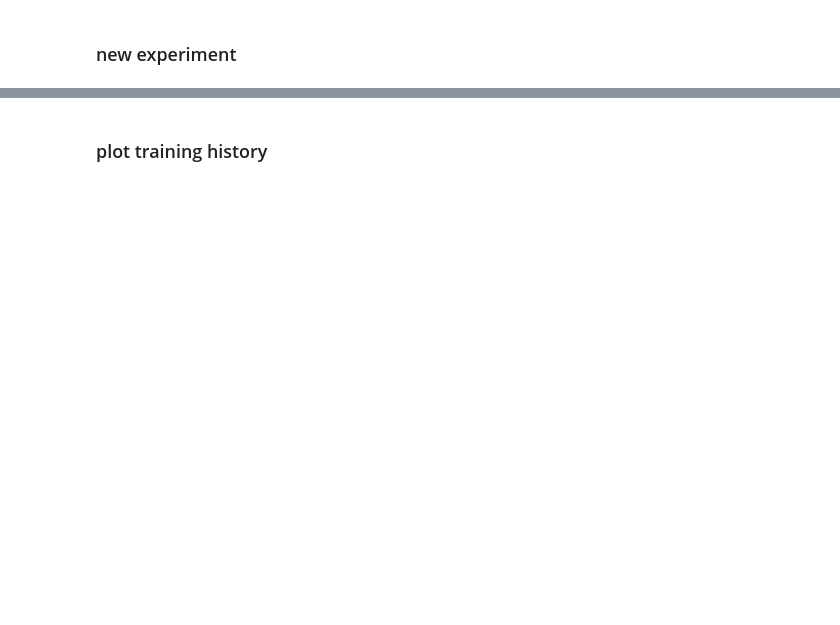
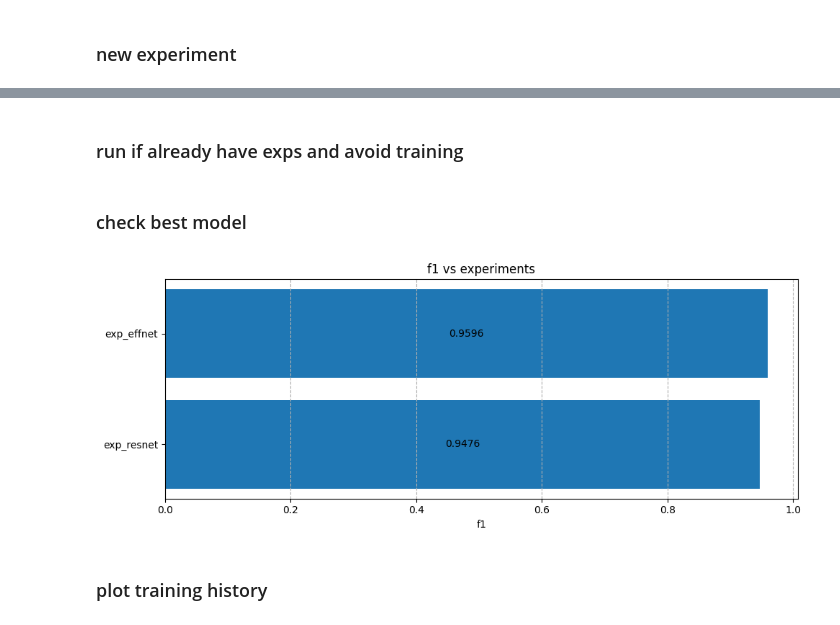
Before and after one commit to Giovannicus/GreenTech-AI, a Jupyter notebook: main.ipynb, the cells around one changed output, grey strips where cells are left out. Drawn from its saved outputs; the diff is of its cells as text; code cells hidden in the pictures; blank space fills up the shorter version.

```diff
--- a/main.ipynb
+++ b/main.ipynb
@@ -355 +361,3 @@ Early Stopping at epoch 10 since no better loss found since epoch 4
+# %% [markdown]
+### run if already have exps and avoid training
 # %%
@@ -360,3 +369,25 @@ with zipfile.ZipFile("exp1.zip", 'r') as zip_ref:
+# %% [markdown]
+### check best model
+# %%
+xps.sort(key=lambda x: x[1], reverse=False)
+folder_names, f1 = zip(*xps)
+
+plt.figure(figsize=(10, 4))
+bars = plt.barh(folder_names, f1)
+plt.grid(axis='x', linestyle='--')
+
+for i, bar in enumerate(bars):
+    width = bar.get_width()
+    plt.text(bar.get_width()/2, bar.get_y() + bar.get_height()/2,
+             f'{f1[i]:.4f}',
+             ha='center', va='center')
+
+plt.title('f1 vs experiments')
+plt.xlabel('f1')
+plt.tight_layout()
+plt.show()
+# %% [output]
+[figure, added]
 # %% [markdown]
 ### plot training history
 # %%
```
Also changed, not shown: parts of 14 cells of this notebook, 3 other files.
